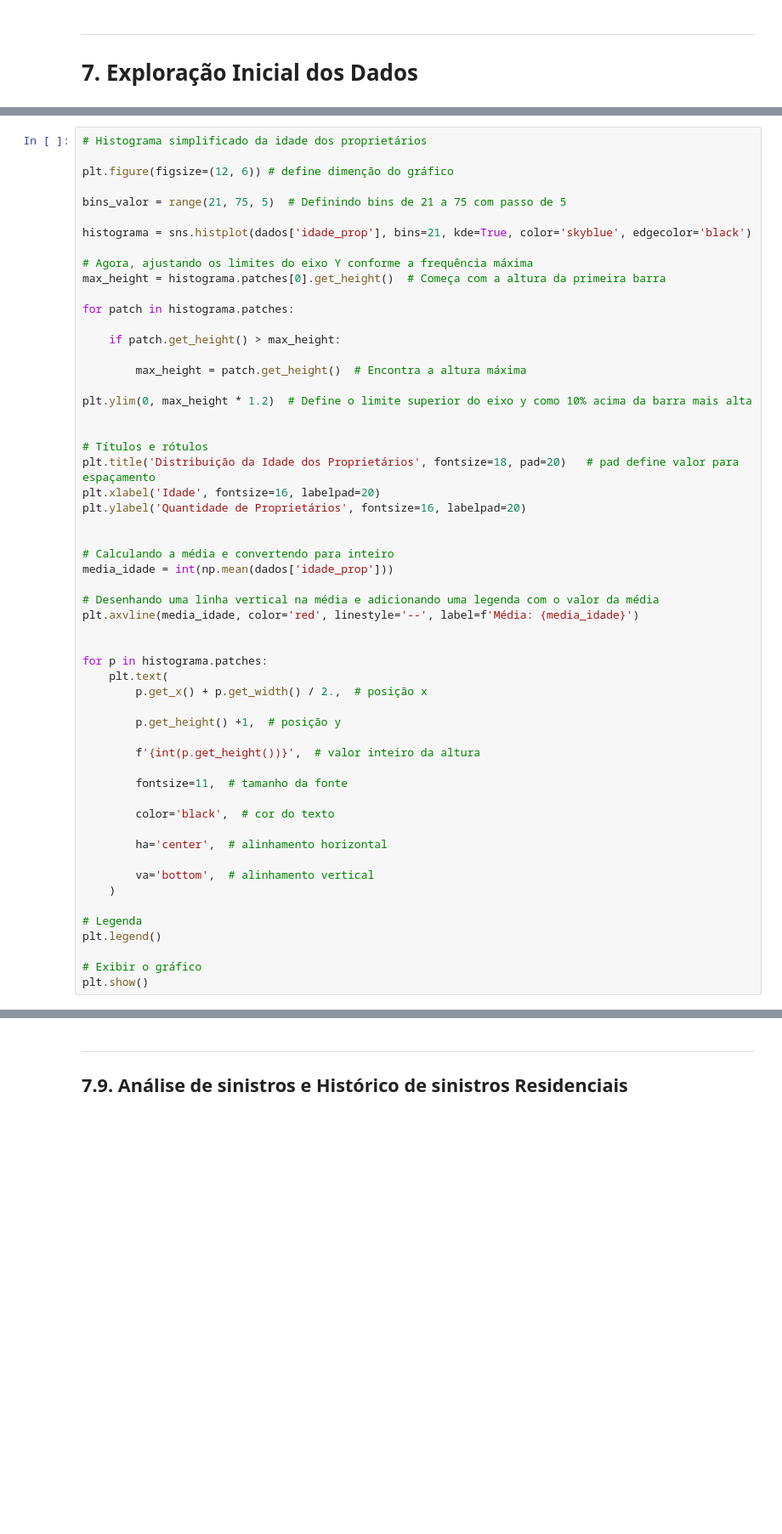
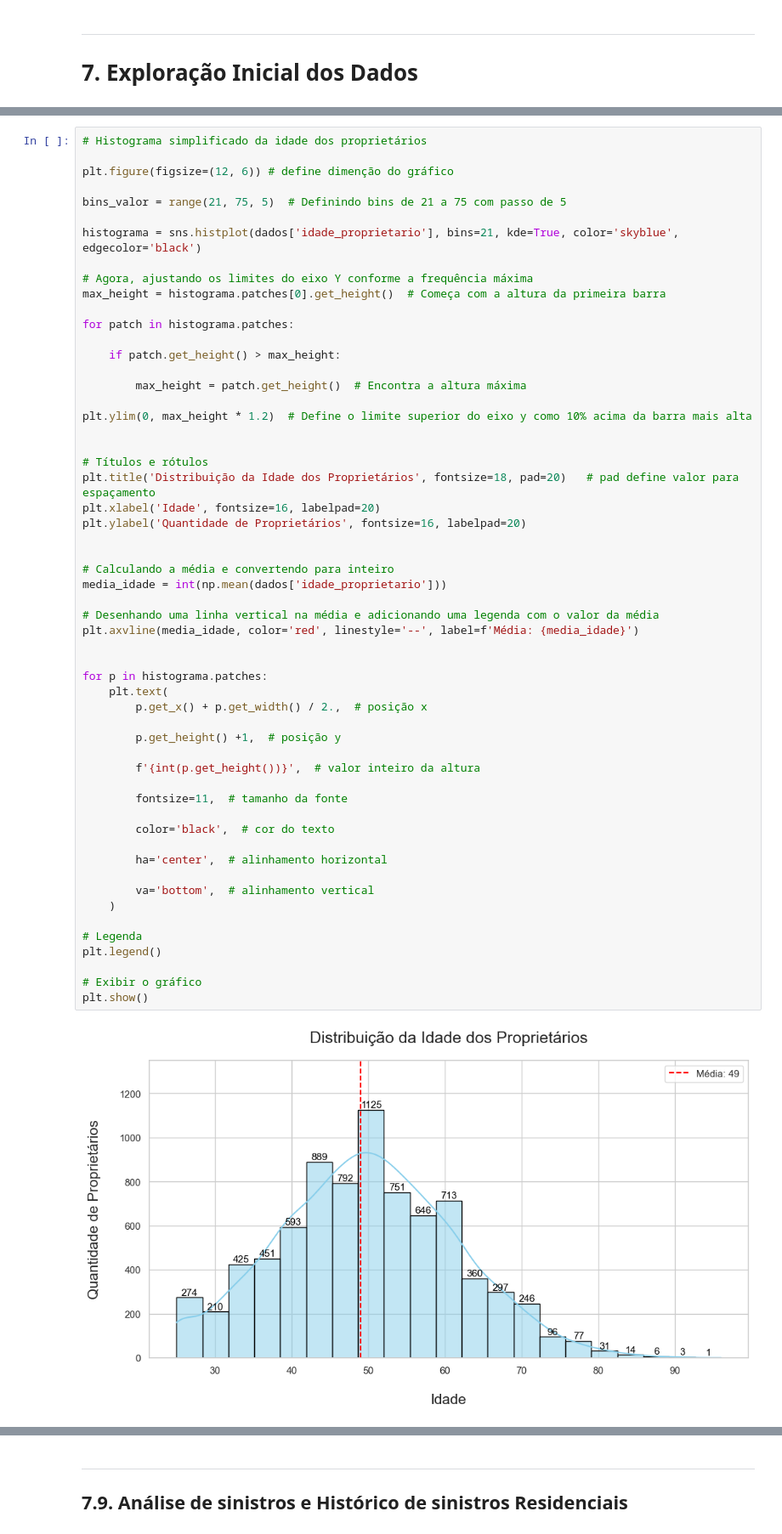
Before and after one commit to luciano-analytics/luciano-analytics.github.io, a Jupyter notebook: seguro_sinistro.ipynb, the cells around one changed output, grey strips where cells are left out. Shown at 85% size. Saved outputs shown, nothing was run; the diff lists cells and outputs as text; blank space fills up the shorter version.

```diff
--- a/seguro_sinistro.ipynb
+++ b/seguro_sinistro.ipynb
@@ -259,7 +354,7 @@ plt.figure(figsize=(12, 6)) # define dimenção do gráfico
 
 bins_valor = range(21, 75, 5)  # Definindo bins de 21 a 75 com passo de 5
 
-histograma = sns.histplot(dados['idade_prop'], bins=21, kde=True, color='skyblue', edgecolor='black')
+histograma = sns.histplot(dados['idade_proprietario'], bins=21, kde=True, color='skyblue', edgecolor='black')
 
 # Agora, ajustando os limites do eixo Y conforme a frequência máxima
 max_height = histograma.patches[0].get_height()  # Começa com a altura da primeira barra
@@ -280,31 +375,33 @@ plt.ylabel('Quantidade de Proprietários', fontsize=16, labelpad=20)
 
 
 # Calculando a média e convertendo para inteiro
-media_idade = int(np.mean(dados['idade_prop']))
+media_idade = int(np.mean(dados['idade_proprietario']))
 
 # Desenhando uma linha vertical na média e adicionando uma legenda com o valor da média
 plt.axvline(media_idade, color='red', linestyle='--', label=f'Média: {media_idade}')
 
 
 for p in histograma.patches:
     plt.text(
         p.get_x() + p.get_width() / 2.,  # posição x
 
         p.get_height() +1,  # posição y
 
         f'{int(p.get_height())}',  # valor inteiro da altura
 
         fontsize=11,  # tamanho da fonte
 
         color='black',  # cor do texto
 
         ha='center',  # alinhamento horizontal
 
         va='bottom',  # alinhamento vertical
     )
 
 # Legenda
 plt.legend()
 
 # Exibir o gráfico
 plt.show()
+# %% [output]
+[figure, added]
```
Also changed, not shown: parts of 56 cells of this notebook.
